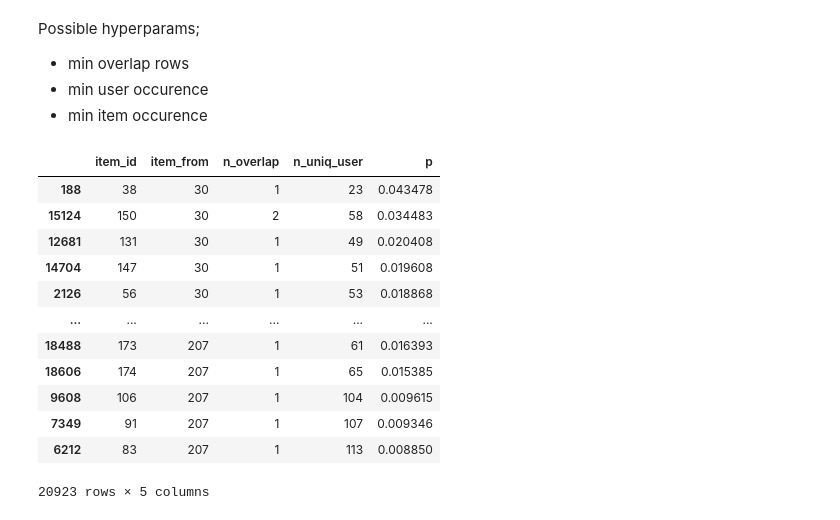
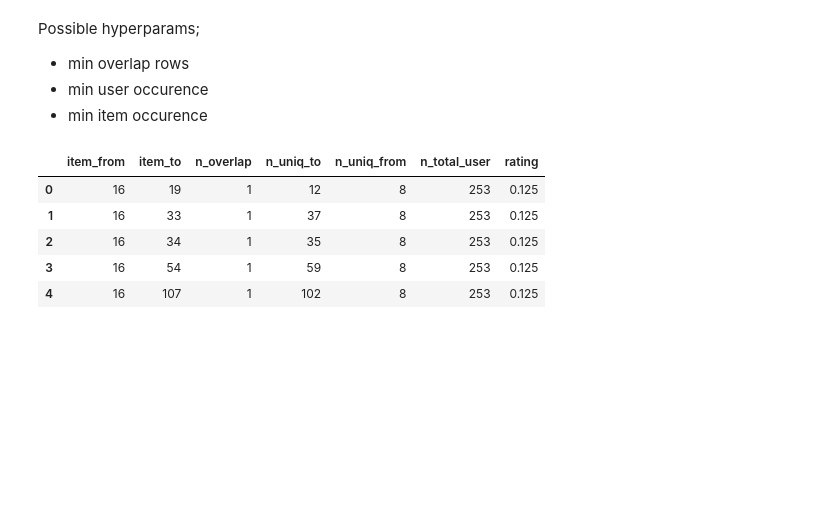
Before and after one commit to koaning/paftdunk, a Jupyter notebook: notebooks/01-quickstart.ipynb, the cells around one changed output. Drawn from its saved outputs; the diff is of its cells as text; code cells hidden in the pictures; blank space fills up the shorter version.

```diff
--- a/notebooks/01-quickstart.ipynb
+++ b/notebooks/01-quickstart.ipynb
@@ -8,7 +8,7 @@ import pandas as pd
 import matplotlib.pylab as plt
 from sklearn.datasets import make_blobs
 # %%
-X, y = make_blobs(n_samples = 50000, centers=6)
+X, y = make_blobs(n_samples = 50000, centers=20)
 X = np.round(X*10)
 X += np.abs(np.min(X))
 plt.scatter(X[:, 0], X[:, 1])
@@ -25,6 +25,8 @@ Possible hyperparams;
 min_overlap = 5
 min_item_occ = 5
 min_user_occ = 5
+smoothing = 10
+# costfunc + alpha, beta, gamma
 
 def window(seq):
     for idx in range(len(seq) - 1):
@@ -52,15 +54,33 @@ def calc_overlap_df(dataf):
               .agg(n_overlap=('n', 'count'))
               .reset_index())
 
-def calc_itemitem(dataf):
+def calc_usertitem(dataf):
+    pass
+
+def calc_itemuser(dataf):
+    pass
+
+def calc_useruser(dataf):
+    pass
+
+def calc_itemitem(dataf, min_overlap=5):
     item_df = calc_item_activity(dataf)
+    n_user = df.user_id.nunique()
     return (dataf
              .pipe(calc_overlap_df)
+             .loc[lambda d: d['n_overlap'] >= min_overlap]
              .set_index('item_id')
              .join(item_df.set_index('item_id'))
              .reset_index()
-             .assign(p=lambda d: d['n_overlap']/d['n_uniq_user'])
-             .sort_values(['item_from', 'p'], ascending=[True, False]))
+             .rename(columns={'item_id': 'item_to',
+                              'item_from': 'item_id',
+                              'n_uniq_user': 'n_uniq_to'})
+             .set_index('item_id')
+             .join(item_df.set_index('item_id'))
+             .reset_index()
+             .rename(columns={'item_id': 'item_from',
+                              'n_uniq_user': 'n_uniq_from'})
+             .assign(n_total_user=n_user))
 
 def calc_user_activity(dataf):
     return (dataf
@@ -75,20 +95,16 @@ def calc_item_activity(dataf):
                .reset_index())
 # %%
 df = pd.DataFrame(X, columns=['user_id', 'item_id']).astype(int)
-(df
+rec_df = (df
  .pipe(remove_outliers, min_items_per_user=5, min_users_per_item=5)
- .pipe(calc_itemitem))
+ .pipe(calc_itemitem, min_overlap=1)
+ .assign(rating=lambda d: (d['n_overlap']/d['n_uniq_from'])/(d['n_uniq_to']/d['n_total_user'])))
+
+rec_df.head()
 # %% [output]
-|  | item_id | item_from | n_overlap | n_uniq_user | p |
-| 188 | 38 | 30 | 1 | 23 | 0.043478 |
-| 15124 | 150 | 30 | 2 | 58 | 0.034483 |
-| 12681 | 131 | 30 | 1 | 49 | 0.020408 |
-| 14704 | 147 | 30 | 1 | 51 | 0.019608 |
-| 2126 | 56 | 30 | 1 | 53 | 0.018868 |
-| ... | ... | ... | ... | ... | ... |
-| 18488 | 173 | 207 | 1 | 61 | 0.016393 |
-| 18606 | 174 | 207 | 1 | 65 | 0.015385 |
-| 9608 | 106 | 207 | 1 | 104 | 0.009615 |
-| 7349 | 91 | 207 | 1 | 107 | 0.009346 |
-| 6212 | 83 | 207 | 1 | 113 | 0.008850 |
+|  | item_from | item_to | n_overlap | n_uniq_to | n_uniq_from | n_total_user | rating |
+| 0 | 16 | 19 | 1 | 12 | 8 | 253 | 0.125 |
+| 1 | 16 | 33 | 1 | 37 | 8 | 253 | 0.125 |
+| 2 | 16 | 34 | 1 | 35 | 8 | 253 | 0.125 |
+| 3 | 16 | 54 | 1 | 59 | 8 | 253 | 0.125 |
+| 4 | 16 | 107 | 1 | 102 | 8 | 253 | 0.125 |
-20923 rows × 5 columns
```
Also changed, not shown: parts of 10 cells of this notebook, 3 other files.
